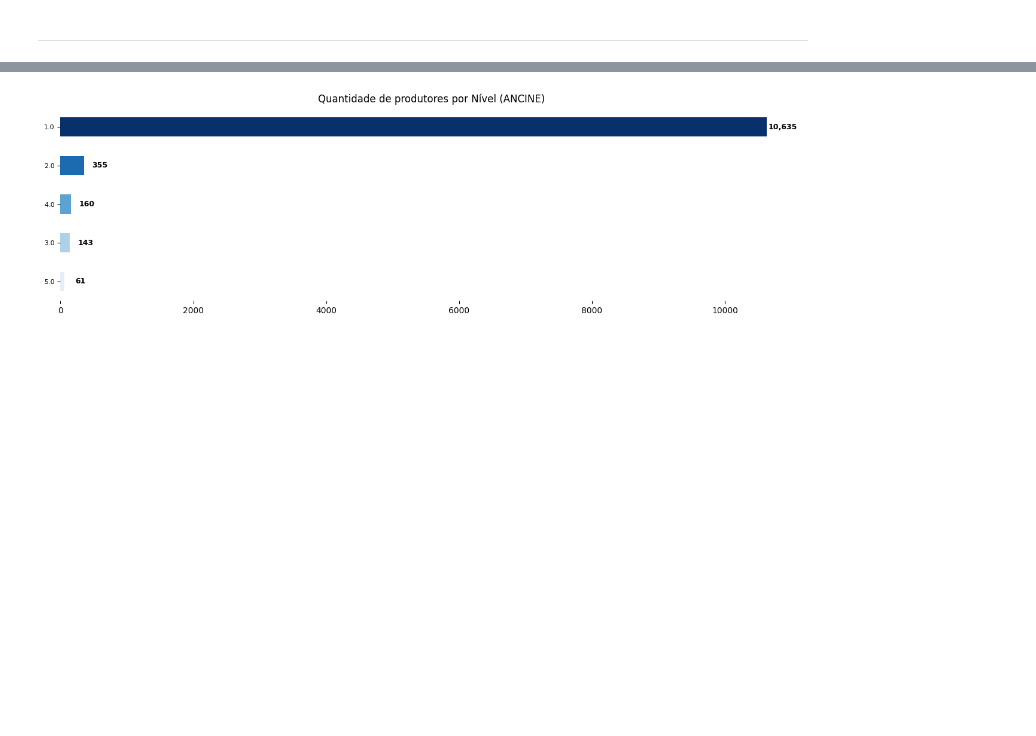
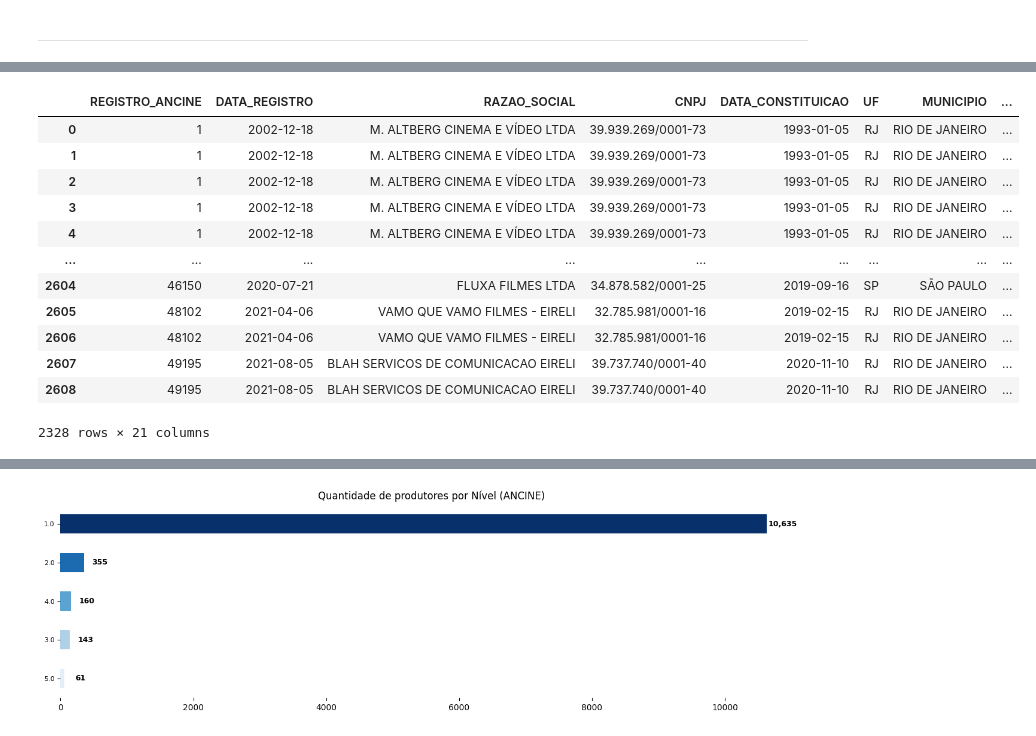
Before and after one commit to fonsecadados/AgenciaNacionalDoCinema_ANCINE, a Jupyter notebook: ANCINE_DesafiosEOportunidades.ipynb, the cells around one changed output, grey strips where cells are left out. Saved outputs shown, nothing was run; the diff lists cells and outputs as text; code cells hidden in the pictures; blank space fills up the shorter version.

```diff
--- a/ANCINE_DesafiosEOportunidades.ipynb
+++ b/ANCINE_DesafiosEOportunidades.ipynb
@@ -1070,0 +1138,18 @@ plt.show()
+# %%
+sudeste = ['SP', 'RJ', 'MG', 'ES']
+renuncia_fiscal_numerical_sudeste = renuncia_fiscal[renuncia_fiscal['UF'].isin(sudeste)]
+renuncia_fiscal_numerical_sudeste
+# %% [output]
+|  | REGISTRO_ANCINE | DATA_REGISTRO | RAZAO_SOCIAL | CNPJ | DATA_CONSTITUICAO | UF | MUNICIPIO | ... |
+| 0 | 1 | 2002-12-18 | M. ALTBERG CINEMA E VÍDEO LTDA | 39.939.269/0001-73 | 1993-01-05 | RJ | RIO DE JANEIRO | ... |
+| 1 | 1 | 2002-12-18 | M. ALTBERG CINEMA E VÍDEO LTDA | 39.939.269/0001-73 | 1993-01-05 | RJ | RIO DE JANEIRO | ... |
+| 2 | 1 | 2002-12-18 | M. ALTBERG CINEMA E VÍDEO LTDA | 39.939.269/0001-73 | 1993-01-05 | RJ | RIO DE JANEIRO | ... |
+| 3 | 1 | 2002-12-18 | M. ALTBERG CINEMA E VÍDEO LTDA | 39.939.269/0001-73 | 1993-01-05 | RJ | RIO DE JANEIRO | ... |
+| 4 | 1 | 2002-12-18 | M. ALTBERG CINEMA E VÍDEO LTDA | 39.939.269/0001-73 | 1993-01-05 | RJ | RIO DE JANEIRO | ... |
+| ... | ... | ... | ... | ... | ... | ... | ... | ... |
+| 2604 | 46150 | 2020-07-21 | FLUXA FILMES LTDA | 34.878.582/0001-25 | 2019-09-16 | SP | SÃO PAULO | ... |
+| 2605 | 48102 | 2021-04-06 | VAMO QUE VAMO FILMES - EIRELI | 32.785.981/0001-16 | 2019-02-15 | RJ | RIO DE JANEIRO | ... |
+| 2606 | 48102 | 2021-04-06 | VAMO QUE VAMO FILMES - EIRELI | 32.785.981/0001-16 | 2019-02-15 | RJ | RIO DE JANEIRO | ... |
+| 2607 | 49195 | 2021-08-05 | BLAH SERVICOS DE COMUNICACAO EIRELI | 39.737.740/0001-40 | 2020-11-10 | RJ | RIO DE JANEIRO | ... |
+| 2608 | 49195 | 2021-08-05 | BLAH SERVICOS DE COMUNICACAO EIRELI | 39.737.740/0001-40 | 2020-11-10 | RJ | RIO DE JANEIRO | ... |
+2328 rows × 21 columns
```
Also changed, not shown: parts of 14 cells of this notebook.
